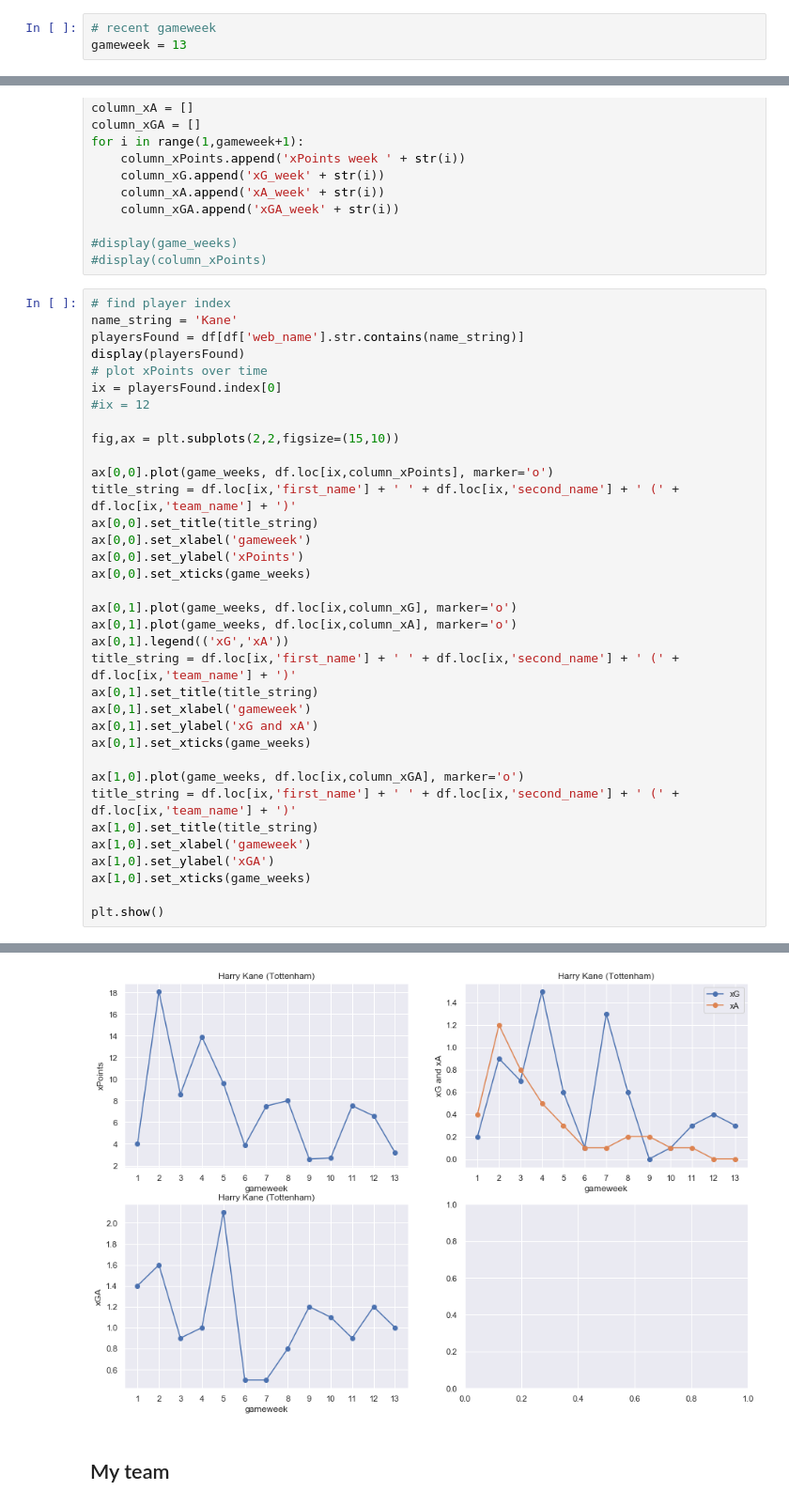
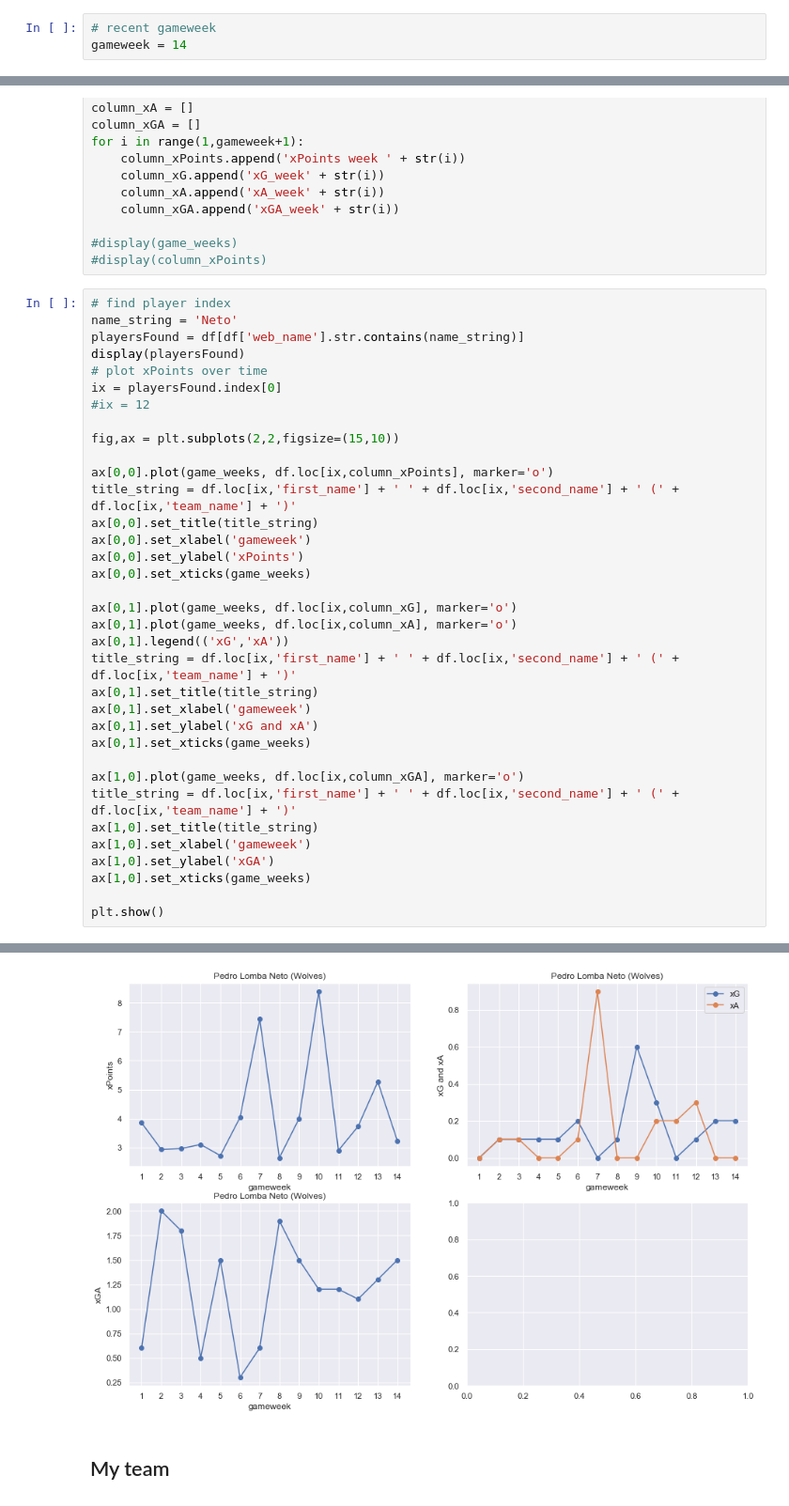
Before and after one commit to jaksticks/Fantasy-Premier-League, a Jupyter notebook: notebooks/playerEvaluation.ipynb, the cells around one changed output, grey strips where cells are left out. Shown at 94% size. Saved outputs shown, nothing was run; the diff lists cells and outputs as text.

```diff
--- a/notebooks/playerEvaluation.ipynb
+++ b/notebooks/playerEvaluation.ipynb
@@ -4,7 +4,7 @@
 Here we compare players based on their adjusted points. Also, we calculate some useful metrics using the adjusted points to further evaluate player performance in FPL.
 # %%
 # recent gameweek
-gameweek = 13
+gameweek = 14
 # %%
 # import basic libraries
 import pandas as pd
@@ -301,7 +301,7 @@ for i in range(1,gameweek+1):
 #display(column_xPoints)
 # %%
 # find player index
-name_string = 'Kane'
+name_string = 'Neto'
 playersFound = df[df['web_name'].str.contains(name_string)]
 display(playersFound)
 # plot xPoints over time
@@ -342,4 +342,4 @@ plt.show()
-[figure, old version]
+[figure, new version]
 # %% [markdown]
 ## My team
 # %%
```
Also changed, not shown: parts of 9 cells of this notebook, 6 other files.
